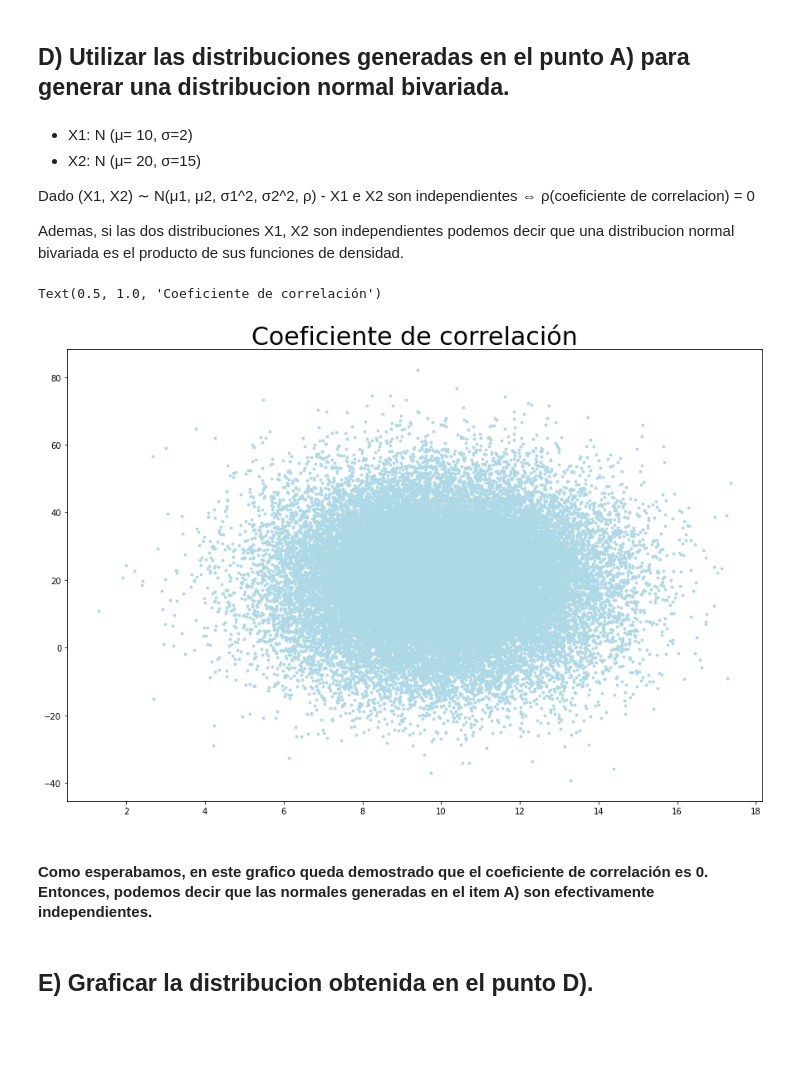
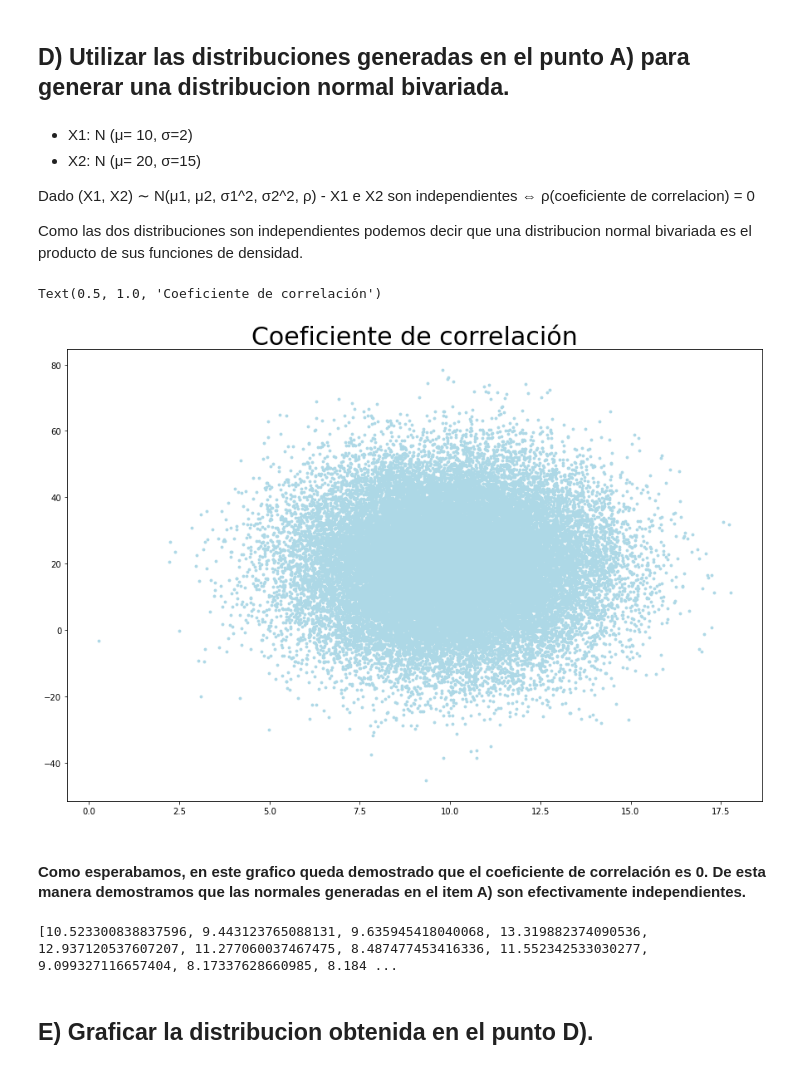
Before and after one commit to MarcosRolando/TpSimulacion, a Jupyter notebook: Ej6.ipynb, the cells around one changed output. Drawn from its saved outputs; the diff is of its cells as text; code cells hidden in the pictures; blank space fills up the shorter version.

```diff
--- a/Ej6.ipynb
+++ b/Ej6.ipynb
@@ -145,23 +142,28 @@ Varianza: 224.75977899248818
 
 Dado (X1, X2) ∼ N(μ1, μ2, σ1^2, σ2^2, ρ) - X1 e X2 son independientes ⇔ ρ(coeficiente de correlacion) = 0
 
-Ademas, si las dos distribuciones X1, X2 son independientes podemos decir que una distribucion normal bivariada es el producto de sus funciones de densidad.
+Como las dos distribuciones son independientes podemos decir que una distribucion normal bivariada es el producto de sus funciones de densidad.
 # %%
-def mismo_largo(normal1, normal2):
+def largos(normal1, normal2):
   largo = min(len(normal1), len(normal2))
   norm1 = []
   norm2 = []
   for i in range (largo):
-    norm1.append(round(normal1[i],10))
-    norm2.append(round(normal2[i],10))
+    norm1.append(normal1[i])
+    norm2.append(normal2[i])
   return norm1, norm2
 # %%
-normal_1, normal_2 = mismo_largo(resultado_final1, resultado_final2)
+normal_1, normal_2 = largos(resultado_final1, resultado_final2)
 plt.figure(figsize=(15, 10))
 plt.scatter(normal_1, normal_2, s=8, color = 'lightblue')
 plt.title('Coeficiente de correlación', fontsize = 30)
 # %% [output]
 Text(0.5, 1.0, 'Coeficiente de correlación')
-[figure, old version]
+[figure, new version]
 # %% [markdown]
-#### Como esperabamos, en este grafico queda demostrado que el coeficiente de correlación es 0. Entonces, podemos decir que las normales generadas en el item A) son efectivamente independientes.
+#### Como esperabamos, en este grafico queda demostrado que el coeficiente de correlación es 0. De esta manera demostramos que las normales generadas en el item A) son efectivamente independientes.
+# %%
+print(resultado_final1)
+print(resultado_final2)
+# %% [output]
+[10.523300838837596, 9.443123765088131, 9.635945418040068, 13.319882374090536, 12.937120537607207, 11.277060037467475, 8.487477453416336, 11.552342533030277, 9.099327116657404, 8.17337628660985, 8.184 ...
```
Also changed, not shown: parts of 18 cells of this notebook.
